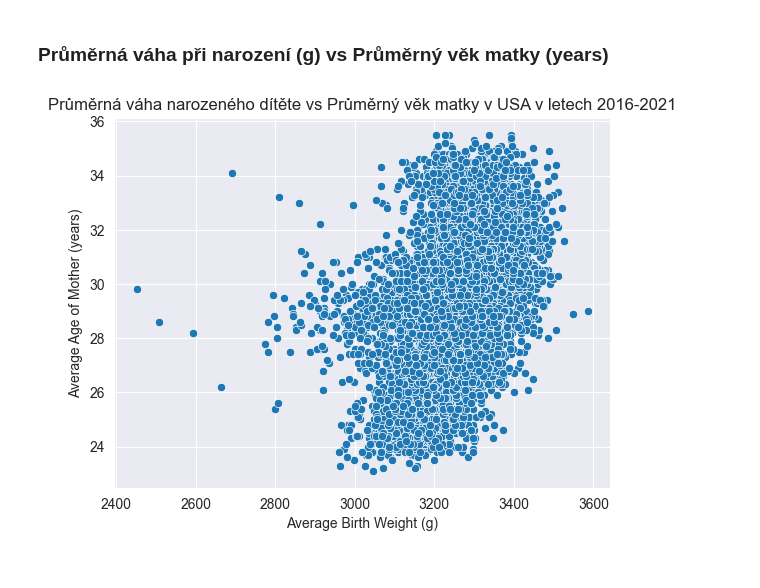
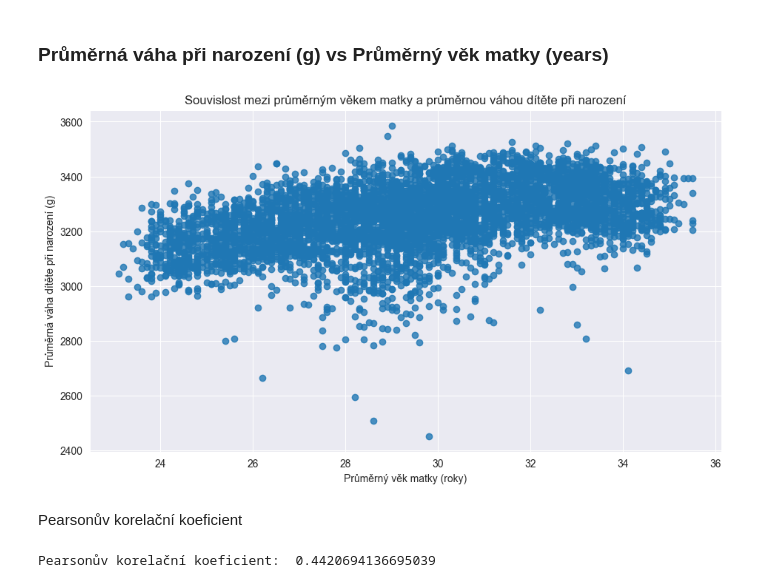
Before and after one commit to pparachin/msw_zapocet, a Jupyter notebook: msw2/2.vizualizace_dat.ipynb, the cells around one changed output. Cells and saved outputs as stored; diff of their text form; code cells hidden in the pictures.

Commit message:
Pearson correlation coefficient

```diff
--- a/msw2/2.vizualizace_dat.ipynb
+++ b/msw2/2.vizualizace_dat.ipynb
@@ -159,10 +159,20 @@ plt.show()
 [figure]
 # %% [markdown]
 ### Průměrná váha při narození (g) vs Průměrný věk matky (years)
-# %%
-sns.set_style('darkgrid')
-sns.scatterplot(x='Average Birth Weight (g)', y='Average Age of Mother (years)', data=df)
-plt.title('Průměrná váha narozeného dítěte vs Průměrný věk matky v USA v letech 2016-2021')
-plt.show()
-# %% [output]
-[figure, removed]
+# %%
+plt.figure(figsize=(11, 6))
+plt.scatter(df['Average Age of Mother (years)'], df['Average Birth Weight (g)'], alpha=0.8)
+plt.title('Souvislost mezi průměrným věkem matky a průměrnou váhou dítěte při narození')
+plt.xlabel('Průměrný věk matky (roky)')
+plt.ylabel('Průměrná váha dítěte při narození (g)')
+plt.grid(True)
+plt.show()
+# %% [output]
+[figure, added]
+# %% [markdown]
+Pearsonův korelační koeficient
+# %%
+correlation_coefficient = df['Average Age of Mother (years)'].corr(df['Average Birth Weight (g)'])
+print('Pearsonův korelační koeficient: ', correlation_coefficient)
+# %% [output]
+Pearsonův korelační koeficient:  0.4420694136695039
```
Also changed, not shown: parts of 1 cell of this notebook.
